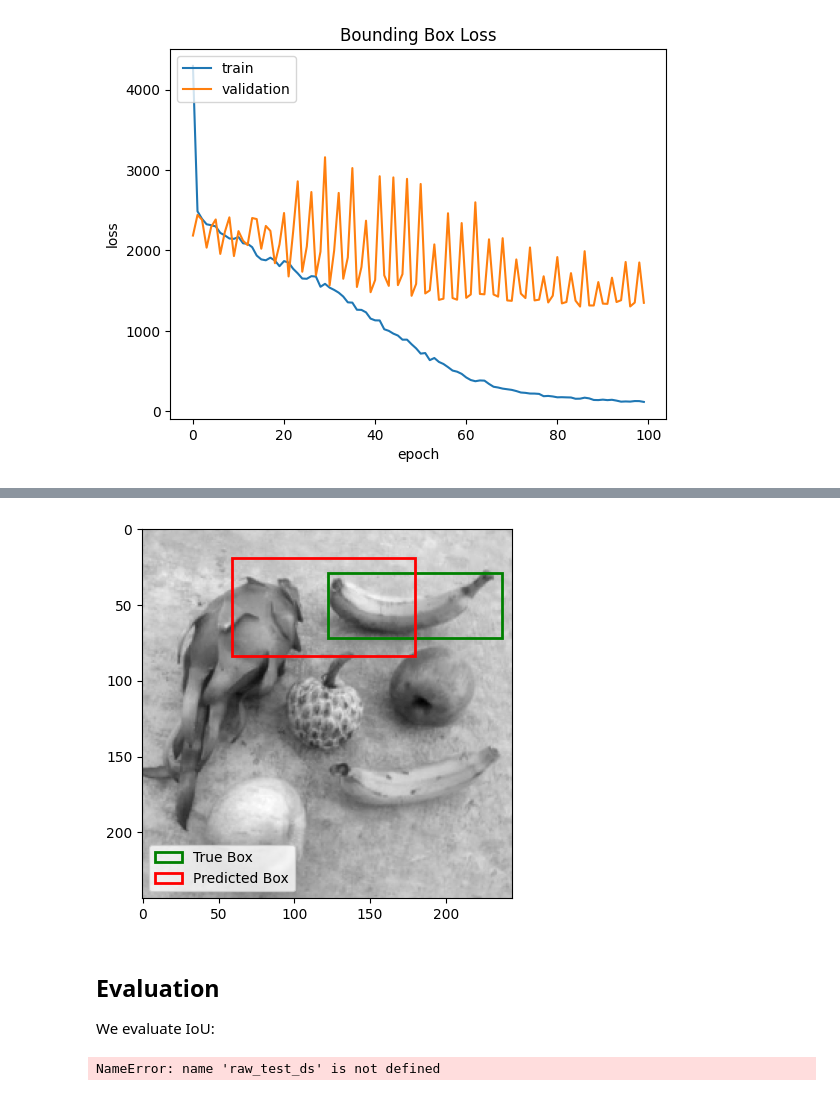
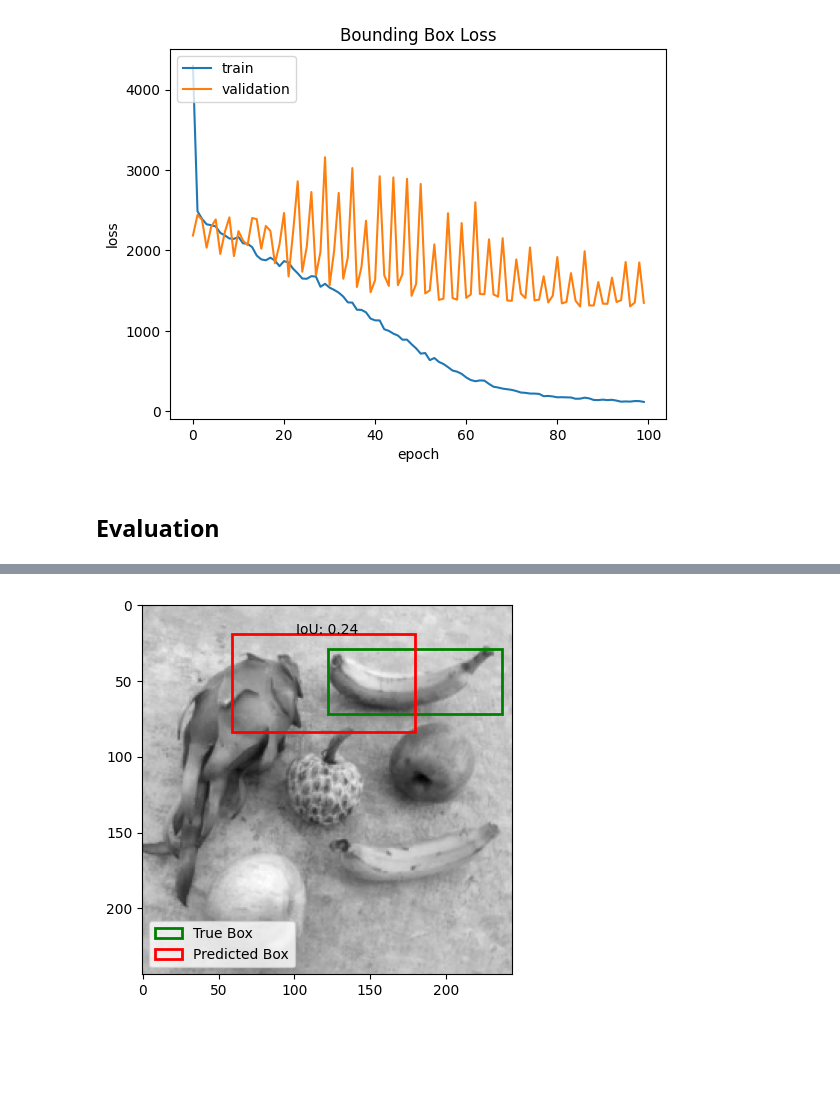
Before and after one commit to miam-bonbon/assignment-computer-vision, a Jupyter notebook: assignment_computer_vision.ipynb, the cells around one changed output, grey strips where cells are left out. Cells and saved outputs as stored; diff of their text form; code cells hidden in the pictures; blank space fills up the shorter version.

Commit message:
IoU evaluation

```diff
--- a/assignment_computer_vision.ipynb
+++ b/assignment_computer_vision.ipynb
@@ -638,6 +634,41 @@ plt.legend(['train', 'validation'], loc='upper left')
 plt.show()
 # %% [output]
 [figure]
+# %% [markdown]
+## Evaluation
+# %%
+# IoU evaluation
+
+def calculate_iou(box1, box2):
+    """Calculates the Intersection over Union (IoU) of two bounding boxes.
+
+    Args:
+        box1: A NumPy array representing the first bounding box [xmin, ymin, xmax, ymax].
+        box2: A NumPy array representing the second bounding box [xmin, ymin, xmax, ymax].
+
+    Returns:
+        The IoU value (a float between 0 and 1).
+    """
+    # Determine the coordinates of the intersection rectangle
+    x_left = max(box1[0], box2[0])
+    y_top = max(box1[1], box2[1])
+    x_right = min(box1[2], box2[2])
+    y_bottom = min(box1[3], box2[3])
+
+    # Check if there is an intersection
+    if x_right < x_left or y_bottom < y_top:
+        return 0.0
+
+    # Calculate the area of intersection
+    intersection_area = (x_right - x_left) * (y_bottom - y_top)
+
+    # Calculate the area of both bounding boxes
+    box1_area = (box1[2] - box1[0]) * (box1[3] - box1[1])
+    box2_area = (box2[2] - box2[0]) * (box2[3] - box2[1])
+
+    # Calculate the IoU
+    iou = intersection_area / float(box1_area + box2_area - intersection_area)
+    return iou
 # %%
 # Predict some examples from the validation set
 
@@ -673,7 +704,6 @@ for image, (label, box) in validation_ds.take(1):  # Predict the first 3 images
         fig, ax = plt.subplots(1)
         ax.imshow(img, cmap='gray')
 
-
         # Add true bounding box
         rect_true = patches.Rectangle((true_box[0], true_box[1]), (true_box[2]-true_box[0]), (true_box[3]-true_box[1]), linewidth=2, edgecolor='g', facecolor='none', label='True Box')
         ax.add_patch(rect_true)
@@ -684,6 +714,13 @@ for image, (label, box) in validation_ds.take(1):  # Predict the first 3 images
 
         ax.legend()
 
+        # Calculate IoU
+        iou = calculate_iou(true_box, pred_box)
+        print(f"Image {i}: IoU: {iou}")
+
+        # Add IoU to the plot (optional)
+        plt.text(0.5, 0.95, f"IoU: {iou:.2f}", ha='center', va='top', transform=ax.transAxes)  # Position the text
+
         # Display the plot
         plt.show()
 # %% [output]
@@ -694,5 +732 @@ Image 0: True Label: 1 Pred Label: 1, True box [122.  29. 237.  72.] Pred box [
-[figure, old version]
+[figure, new version]
-# %% [markdown]
-## Evaluation
-
-We evaluate IoU:
@@ -711,10 +732,0 @@ def intersection_over_union(boxA, boxB):
-# %%
-def tune_test_ds(dataset):
-    dataset = dataset.map(format_instance, num_parallel_calls=tf.data.AUTOTUNE)
-    dataset = dataset.batch(1)
-    dataset = dataset.repeat()
-    return dataset
-
-test_ds = tune_test_ds(raw_test_ds)
-# %% [output]
-NameError: name 'raw_test_ds' is not defined
```
Also changed, not shown: parts of 5 cells of this notebook.
